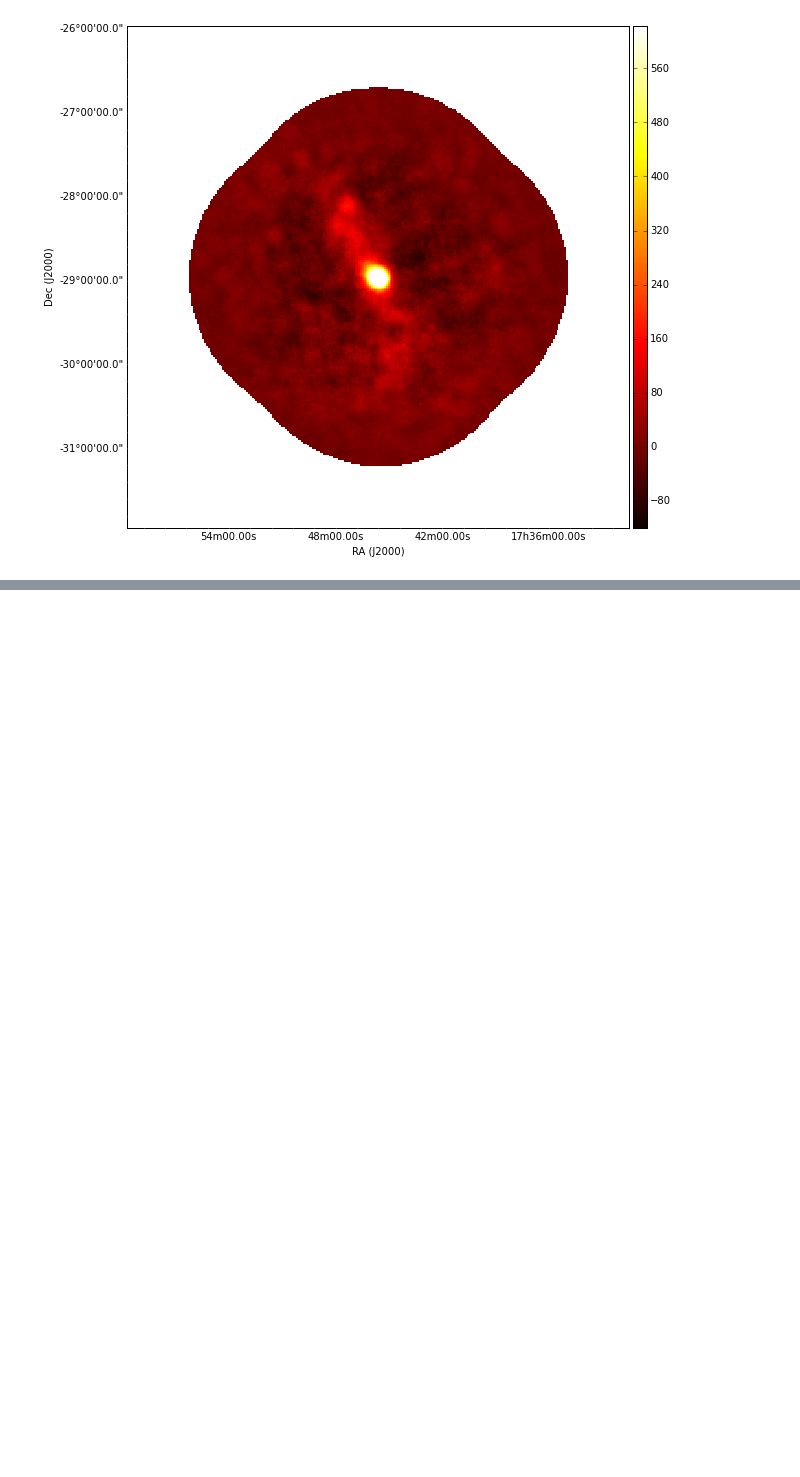
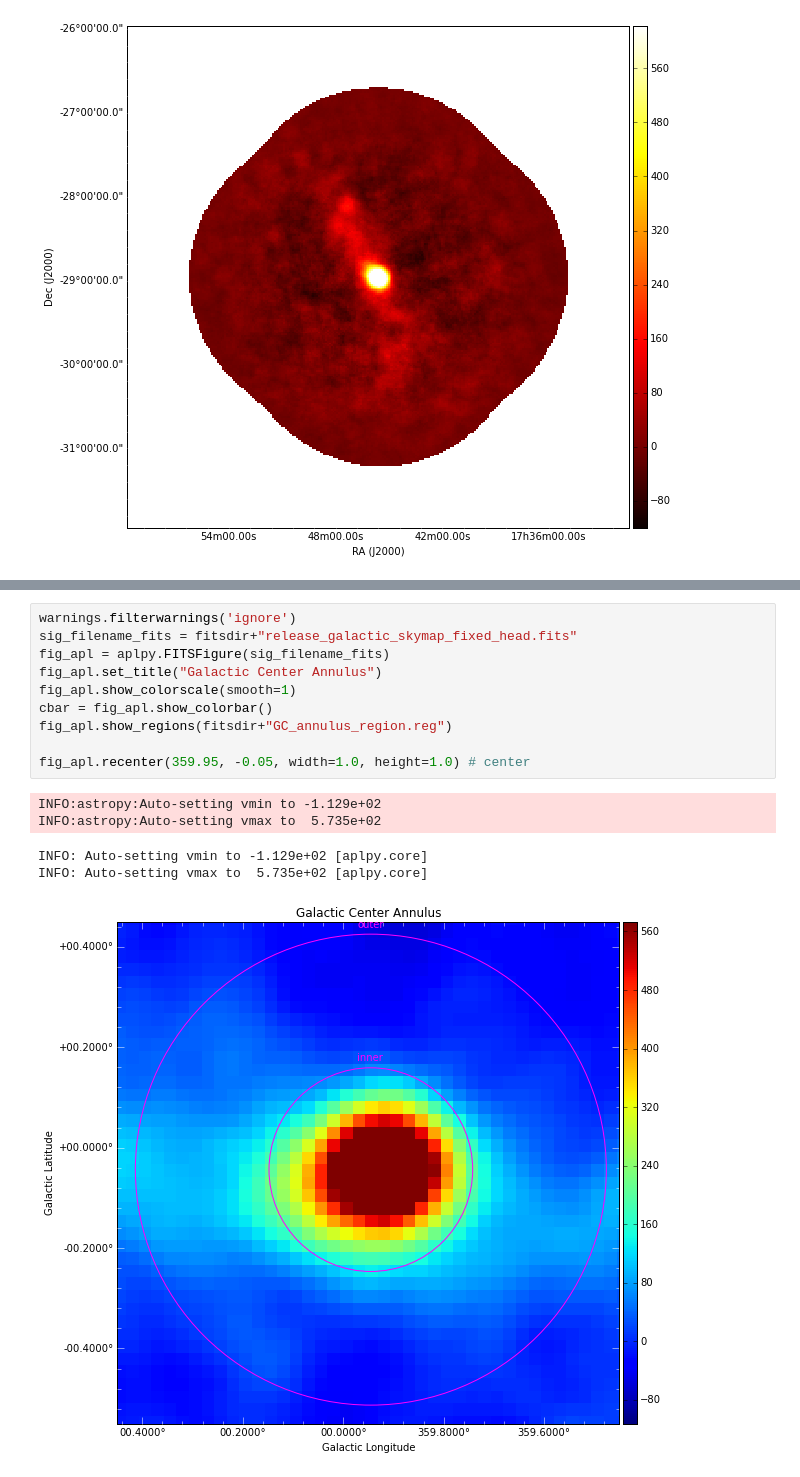
Before and after one commit to MattGPT-ai/analysis-tools-m, a Jupyter notebook: python/FITStest.ipynb, the cells around one changed output, grey strips where cells are left out. Saved outputs shown, nothing was run; the diff lists cells and outputs as text; blank space fills up the shorter version.

```diff
--- a/python/FITStest.ipynb
+++ b/python/FITStest.ipynb
@@ -305,0 +299,16 @@ INFO: Auto-setting vmin to -4.190e+00 [aplpy.core]
+# %%
+warnings.filterwarnings('ignore')
+sig_filename_fits = fitsdir+"release_galactic_skymap_fixed_head.fits"
+fig_apl = aplpy.FITSFigure(sig_filename_fits)
+fig_apl.set_title("Galactic Center Annulus")
+fig_apl.show_colorscale(smooth=1)
+cbar = fig_apl.show_colorbar()
+fig_apl.show_regions(fitsdir+"GC_annulus_region.reg")
+
+fig_apl.recenter(359.95, -0.05, width=1.0, height=1.0) # center
+# %% [output]
+INFO:astropy:Auto-setting vmin to -1.129e+02
+INFO:astropy:Auto-setting vmax to  5.735e+02
+INFO: Auto-setting vmin to -1.129e+02 [aplpy.core]
+INFO: Auto-setting vmax to  5.735e+02 [aplpy.core]
+[figure, added]
```
Also changed, not shown: parts of 24 cells of this notebook.
